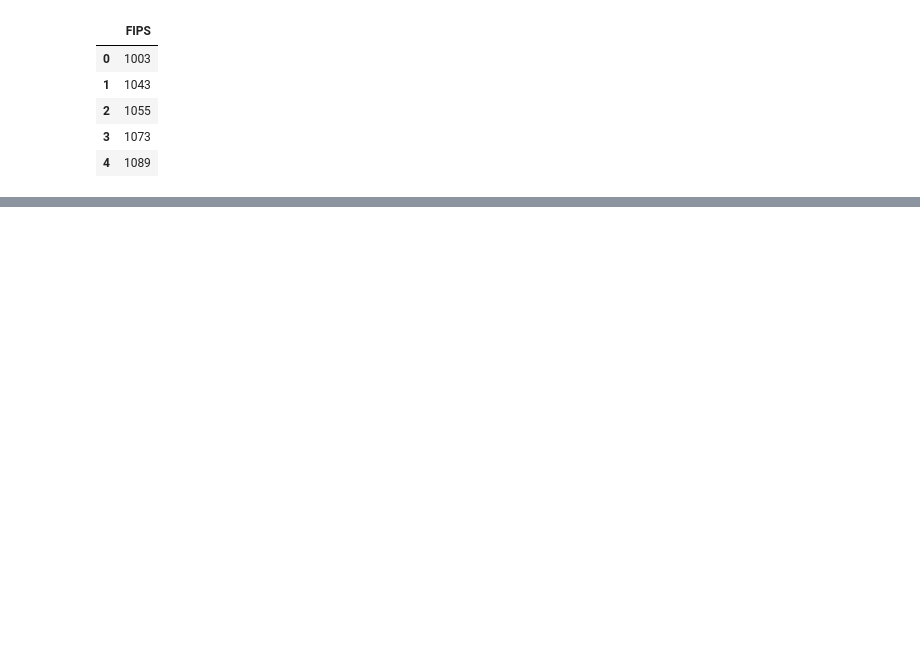
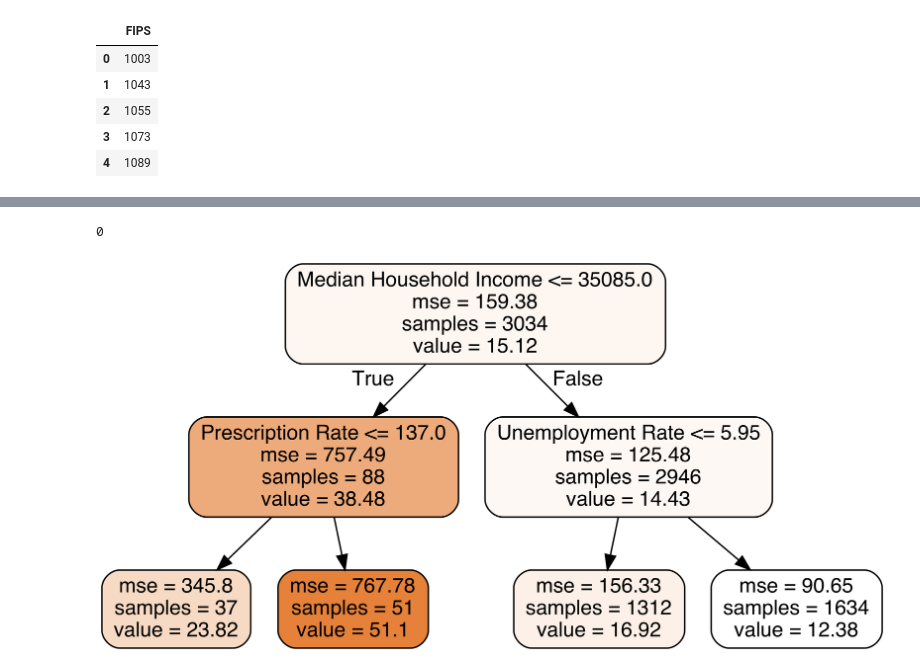
Before and after one commit to samsonweiner/SeniorDesign, a Jupyter notebook: county_rf/use_county_model.ipynb, the cells around one changed output, grey strips where cells are left out. Cells and saved outputs as stored; diff of their text form; code cells hidden in the pictures; blank space fills up the shorter version.

Commit message:
decision tree visualization

```diff
--- a/county_rf/use_county_model.ipynb
+++ b/county_rf/use_county_model.ipynb
@@ -73,3 +73,24 @@ outDF.head()
 # %%
 f = open('2018_county_results.csv', 'w+')
 outDF.to_csv('2018_county_results.csv')
+# %%
+estimator = forest_reg.estimators_[5]
+from sklearn.tree import export_graphviz
+# Export as dot file
+export_graphviz(estimator, out_file='tree.dot',
+                feature_names = ["Poverty Rate", "Median Household Income", "Unemployment Rate", "Prescription Rate"],
+                class_names = "result1",
+                rounded = True, proportion = False,
+                precision = 2, filled = True)
+
+# Convert to png using system command (requires Graphviz)
+from subprocess import call
+call(['dot', '-Tpng', 'tree.dot', '-o', 'tree.png', '-Gdpi=600'])
+# %% [output]
+0
+# %%
+# Display in jupyter notebook
+from IPython.display import Image
+Image(filename = 'tree.png')
+# %% [output]
+[figure, added]
```
Also changed, not shown: parts of 3 cells of this notebook, 6 other files.
